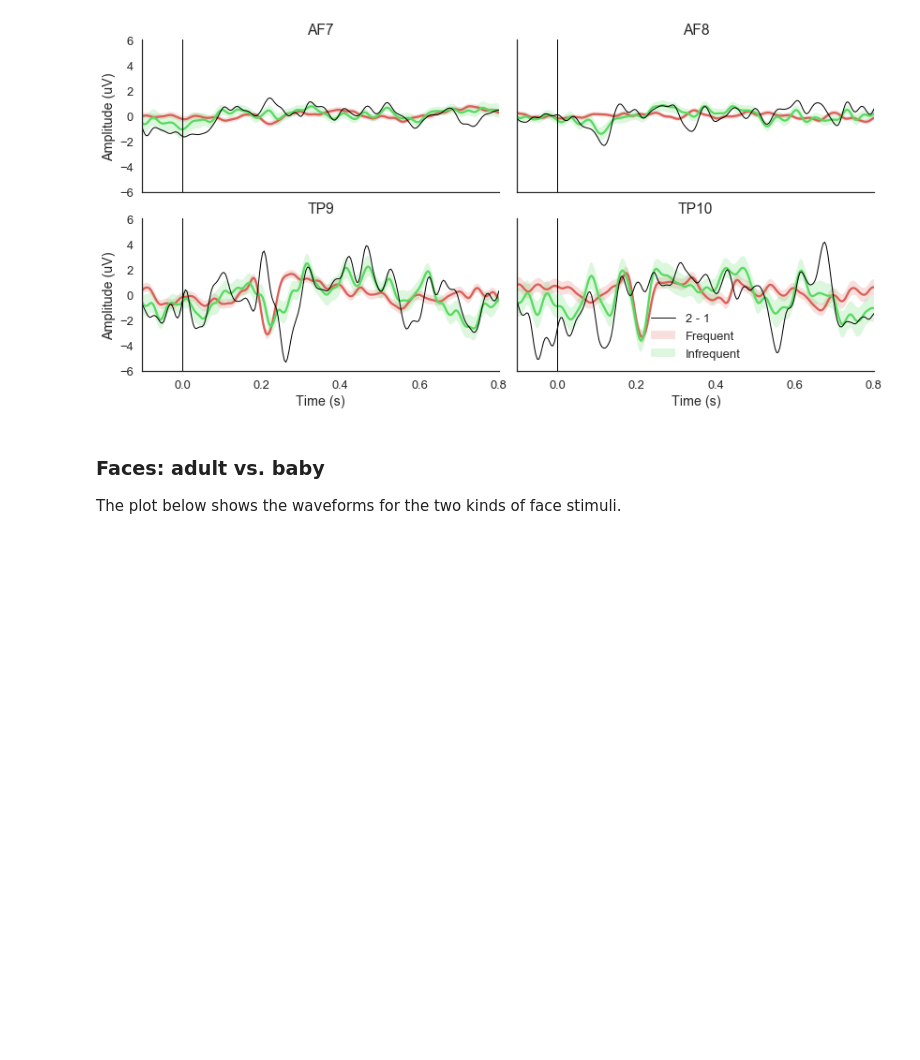
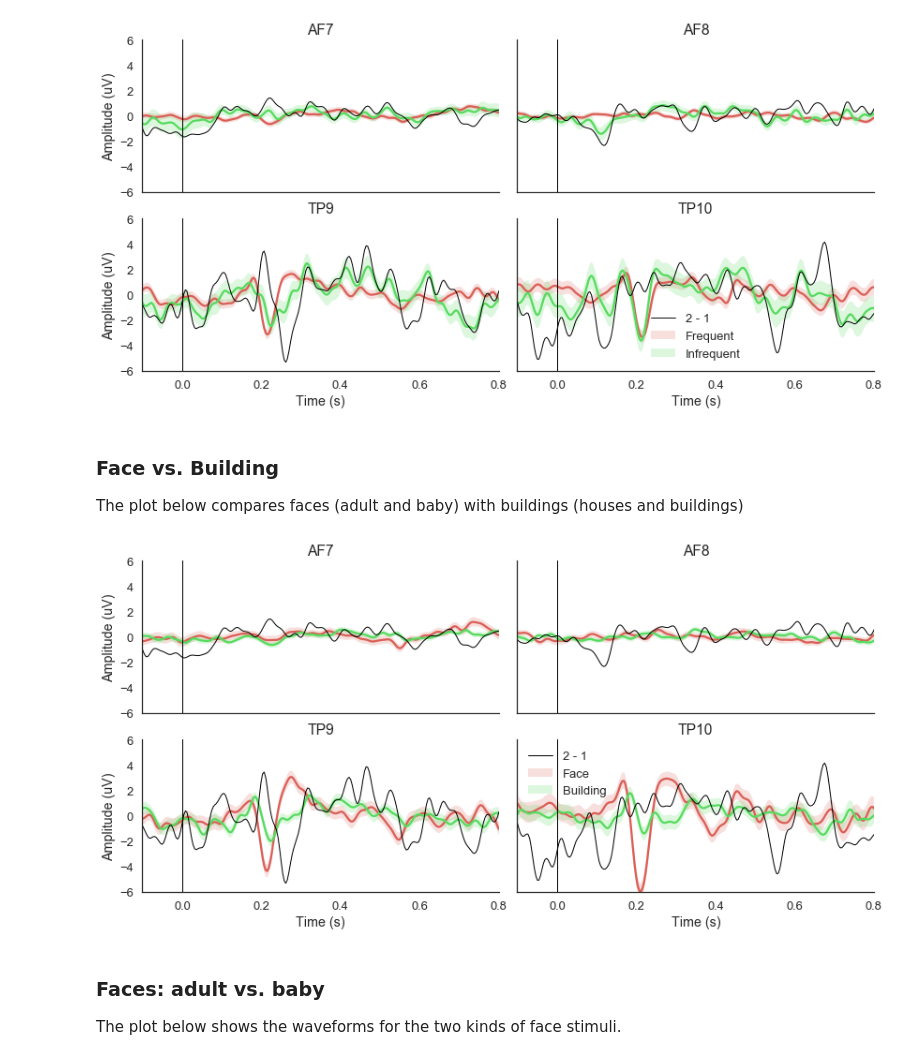
Before and after one commit to stephenrho/eeg-notebooks, a Jupyter notebook: notebooks/nb2020_eeg.ipynb, the cells around one changed output. Saved outputs shown, nothing was run; the diff lists cells and outputs as text; code cells hidden in the pictures; blank space fills up the shorter version.

```diff
--- a/notebooks/nb2020_eeg.ipynb
+++ b/notebooks/nb2020_eeg.ipynb
@@ -227,6 +251,21 @@ fig, ax = utils.plot_conditions(epochs, conditions=conditions,
                                 diff_waveform=(1, 2))
 # %% [output]
 [figure]
+# %% [markdown]
+### Face vs. Building
+
+The plot below compares faces (adult and baby) with buildings (houses and buildings)
+# %%
+%matplotlib inline
+conditions = OrderedDict()
+conditions['Face'] = [1, 2]
+conditions['Building'] = [3, 4]
+
+fig, ax = utils.plot_conditions(epochs, conditions=conditions,
+                                ci=68, n_boot=1000, title='',
+                                diff_waveform=(1, 2))
+# %% [output]
+[figure, added]
 # %% [markdown]
 ### Faces: adult vs. baby
 
```
Also changed, not shown: parts of 11 cells of this notebook, 2 other files.
